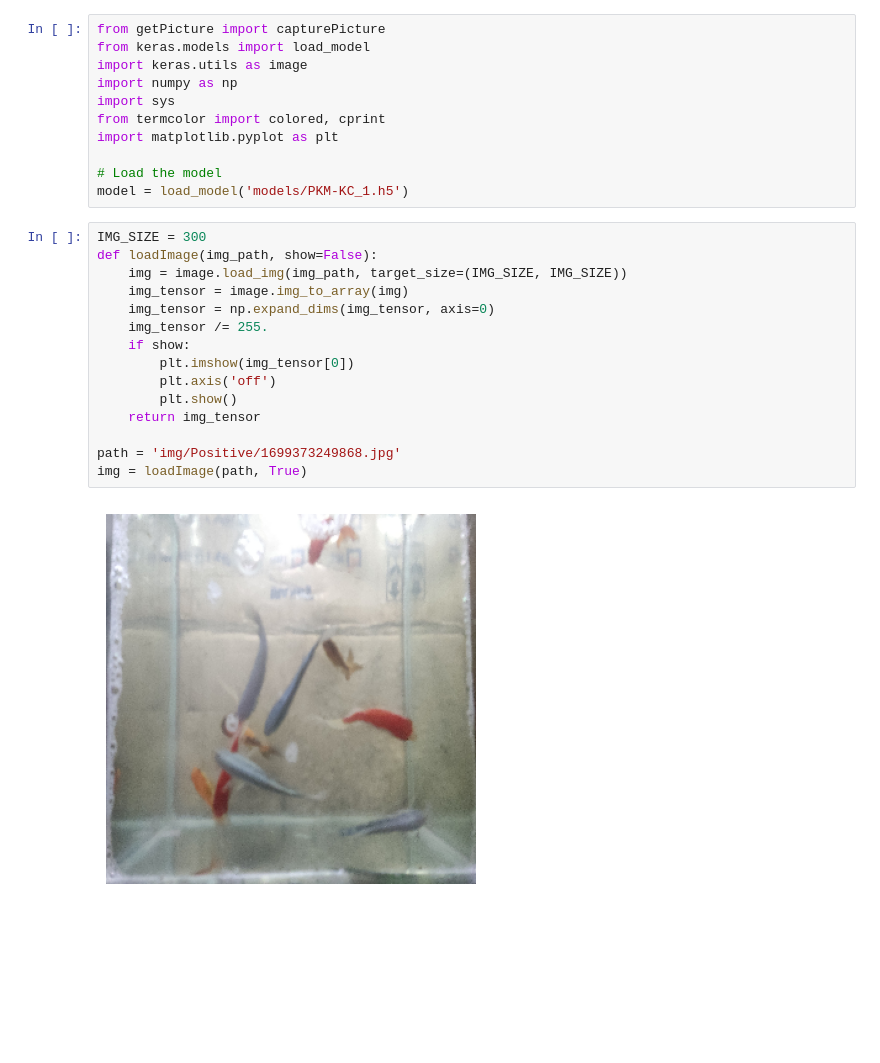
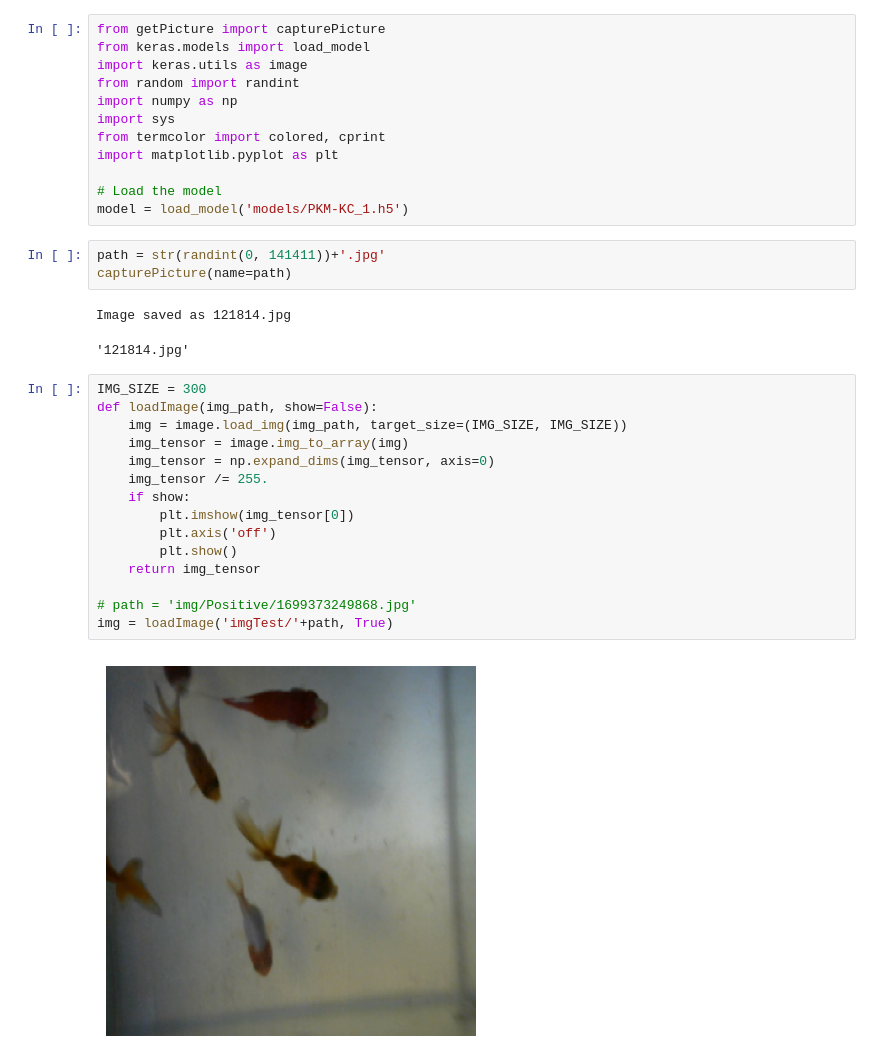
Before and after one commit to fathurwithyou/fish-appetite-detection-prd, a Jupyter notebook: model.ipynb, the cells around one changed output. Drawn from its saved outputs; the diff is of its cells as text; blank space fills up the shorter version.

```diff
--- a/model.ipynb
+++ b/model.ipynb
@@ -2,6 +2,7 @@
 from getPicture import capturePicture
 from keras.models import load_model
 import keras.utils as image
+from random import randint
 import numpy as np
 import sys
 from termcolor import colored, cprint
@@ -9,23 +10,29 @@ import matplotlib.pyplot as plt
 
 # Load the model
 model = load_model('models/PKM-KC_1.h5')
+# %%
+path = str(randint(0, 141411))+'.jpg'
+capturePicture(name=path)
+# %% [output]
+Image saved as 121814.jpg
+'121814.jpg'
 # %%
 IMG_SIZE = 300
 def loadImage(img_path, show=False):
     img = image.load_img(img_path, target_size=(IMG_SIZE, IMG_SIZE))
     img_tensor = image.img_to_array(img)
     img_tensor = np.expand_dims(img_tensor, axis=0)
     img_tensor /= 255.
     if show:
         plt.imshow(img_tensor[0])
         plt.axis('off')
         plt.show()
     return img_tensor
 
-path = 'img/Positive/1699373249868.jpg'
-img = loadImage(path, True)
+# path = 'img/Positive/1699373249868.jpg'
+img = loadImage('imgTest/'+path, True)
 # %% [output]
-[figure, old version]
+[figure, new version]
 # %%
 output = model.predict(img)
 color_txt = 'green'
```
Also changed, not shown: parts of 1 cell of this notebook, 7 other files.
